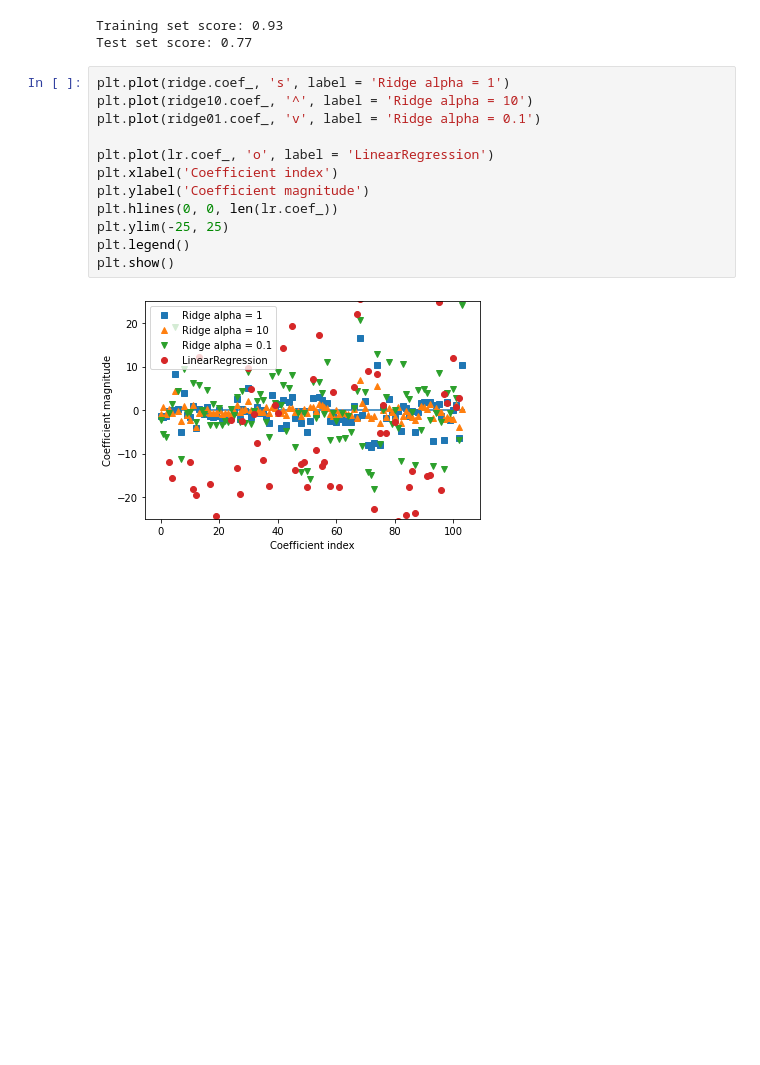
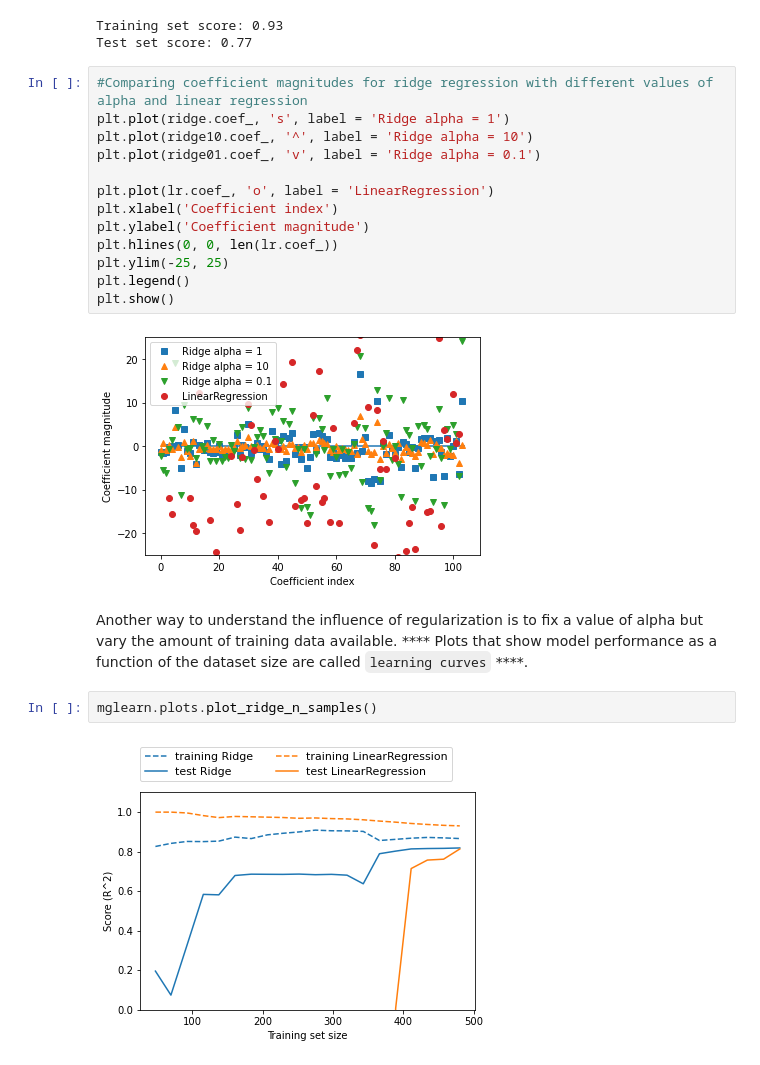
Before and after one commit to joeelorm/ML, a Jupyter notebook: Supervised Learning/Supervised Learning.ipynb, the cells around one changed output. Cells and saved outputs as stored; diff of their text form; blank space fills up the shorter version.

```diff
--- a/Supervised Learning/Supervised Learning.ipynb
+++ b/Supervised Learning/Supervised Learning.ipynb
@@ -276,6 +276,7 @@ print('Test set score: {:.2f}'.format(ridge01.score(X_test, y_test)))
 Training set score: 0.93
 Test set score: 0.77
 # %%
+#Comparing coefficient magnitudes for ridge regression with different values of alpha and linear regression
 plt.plot(ridge.coef_, 's', label = 'Ridge alpha = 1')
 plt.plot(ridge10.coef_, '^', label = 'Ridge alpha = 10')
 plt.plot(ridge01.coef_, 'v', label = 'Ridge alpha = 0.1')
@@ -289,3 +290,9 @@ plt.legend()
 plt.show()
 # %% [output]
 [figure]
+# %% [markdown]
+Another way to understand the influence of regularization is to fix a value of alpha but vary the amount of training data available. **** Plots that show model performance as a function of the dataset size are called `learning curves` ****.
+# %%
+mglearn.plots.plot_ridge_n_samples()
+# %% [output]
+[figure, added]
```
